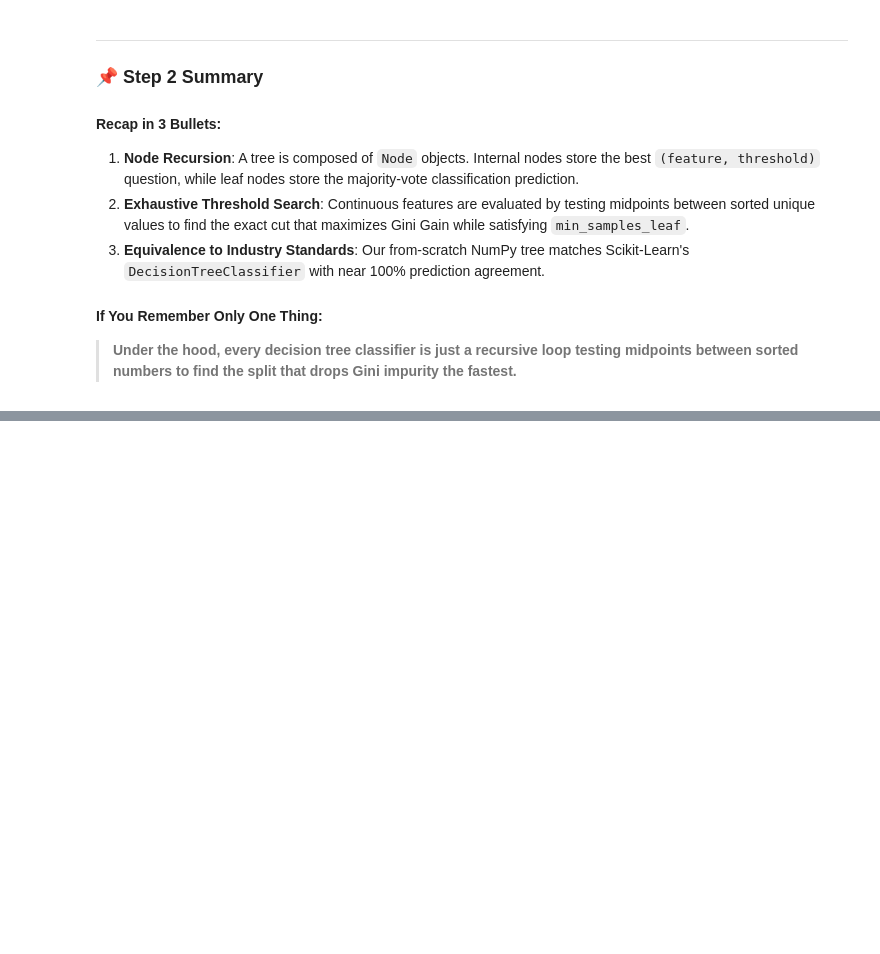
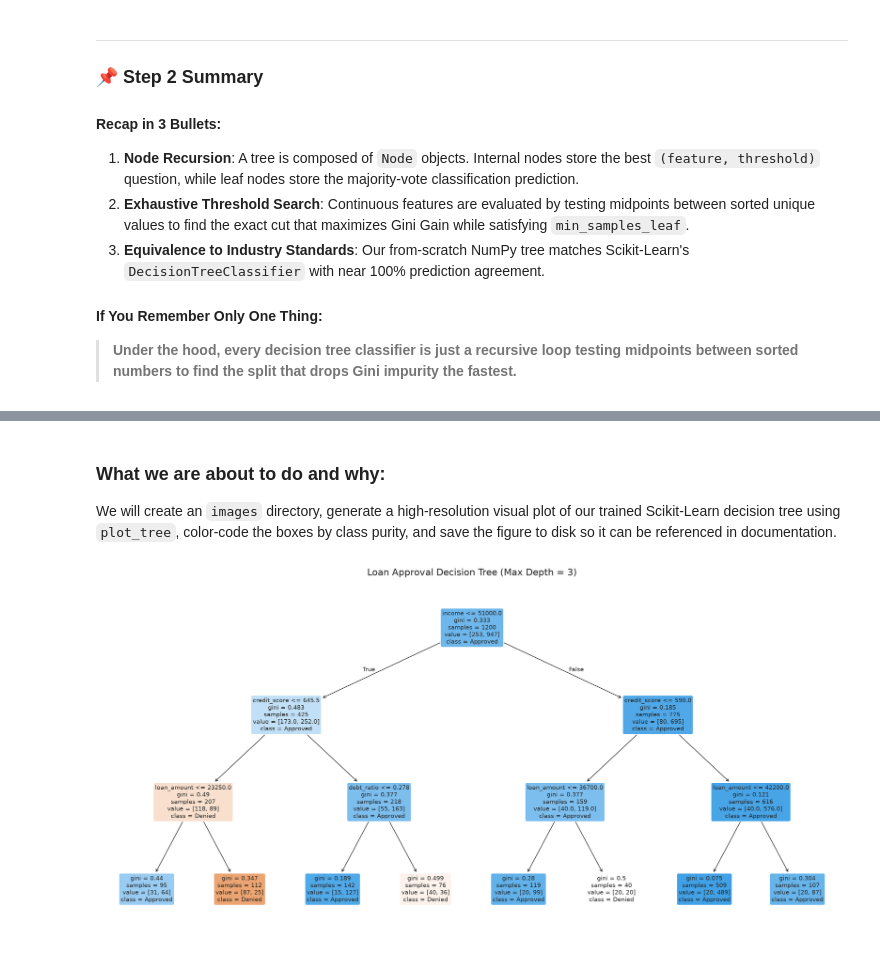
Before and after one commit to Arnav-Shrivastava/decision-trees-regression-zero-to-one, a Jupyter notebook: decision_trees_zero_to_one.ipynb, the cells around one changed output, grey strips where cells are left out. Saved outputs shown, nothing was run; the diff lists cells and outputs as text; code cells hidden in the pictures; blank space fills up the shorter version.

Commit message:
feat: visualize decision tree and explain prediction

```diff
--- a/decision_trees_zero_to_one.ipynb
+++ b/decision_trees_zero_to_one.ipynb
@@ -770,0 +815,24 @@ Our scratch implementation achieved an accuracy virtually identical to Scikit-Le
+# %% [markdown]
+### What we are about to do and why:
+We will create an `images` directory, generate a high-resolution visual plot of our trained Scikit-Learn decision tree using `plot_tree`, color-code the boxes by class purity, and save the figure to disk so it can be referenced in documentation.
+# %%
+import os
+from sklearn.tree import plot_tree
+
+os.makedirs("images", exist_ok=True)
+fig, ax = plt.subplots(figsize=(18, 9), dpi=150)
+plot_tree(
+    sklearn_tree,
+    feature_names=feature_cols,
+    class_names=["Denied", "Approved"],
+    filled=True,
+    rounded=True,
+    fontsize=10,
+    ax=ax
+)
+plt.title("Loan Approval Decision Tree (Max Depth = 3)", fontsize=16, pad=15)
+plt.tight_layout()
+plt.savefig("images/tree_visualization.png", dpi=150)
+plt.show()
+# %% [output]
+[figure, added]
```
Also changed, not shown: parts of 14 cells of this notebook, 1 other file.
